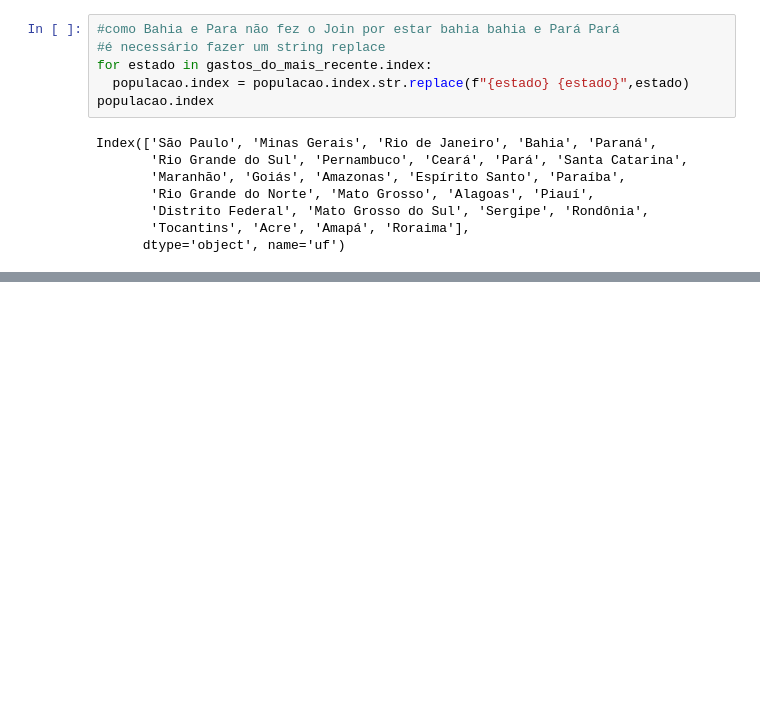
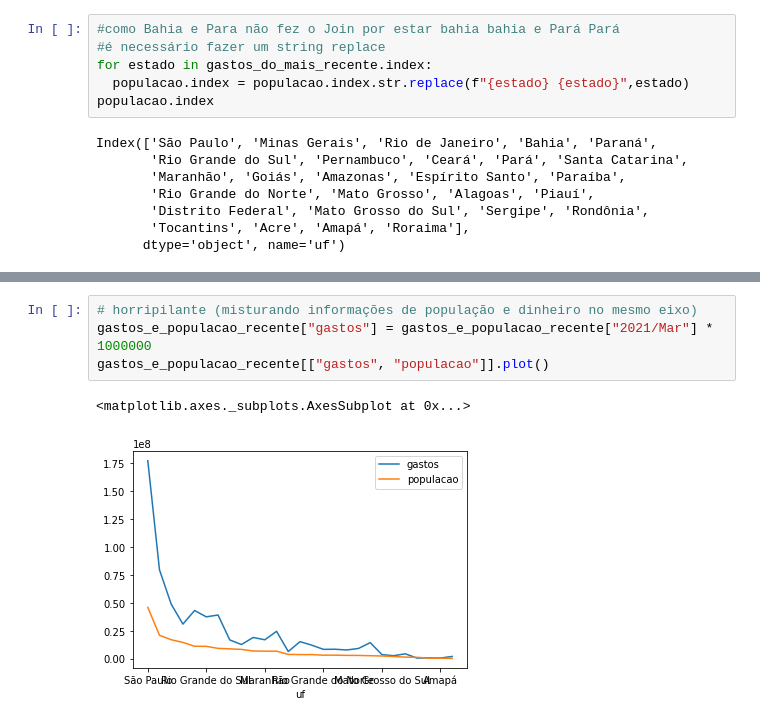
Before and after one commit to laugustovieira/BootCamp---Data-Science, a Jupyter notebook: BootCampDataScience.ipynb, the cells around one changed output, grey strips where cells are left out. Saved outputs shown, nothing was run; the diff lists cells and outputs as text; blank space fills up the shorter version.

```diff
--- a/BootCampDataScience.ipynb
+++ b/BootCampDataScience.ipynb
@@ -801,0 +791,7 @@ gastos_e_populacao_recente.head()
+# %%
+# horripilante (misturando informações de população e dinheiro no mesmo eixo)
+gastos_e_populacao_recente["gastos"] = gastos_e_populacao_recente["2021/Mar"] * 1000000
+gastos_e_populacao_recente[["gastos", "populacao"]].plot()
+# %% [output]
+<matplotlib.axes._subplots.AxesSubplot at 0x...>
+[figure, added]
```
Also changed, not shown: parts of 10 cells of this notebook.
